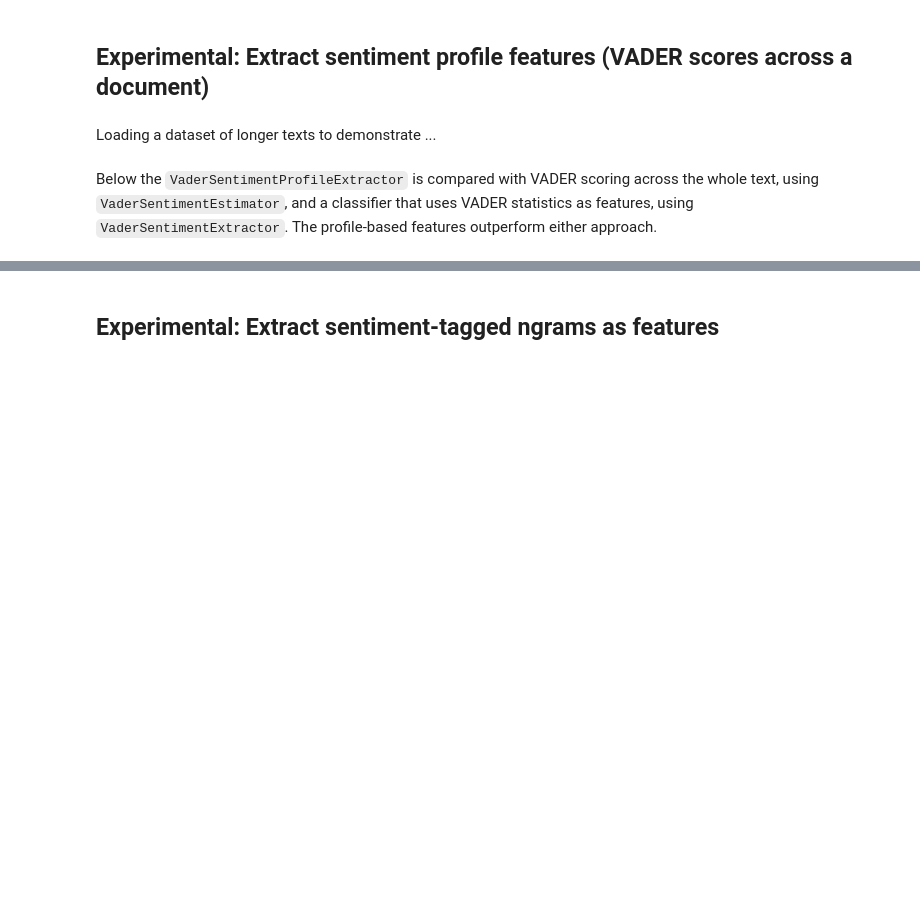
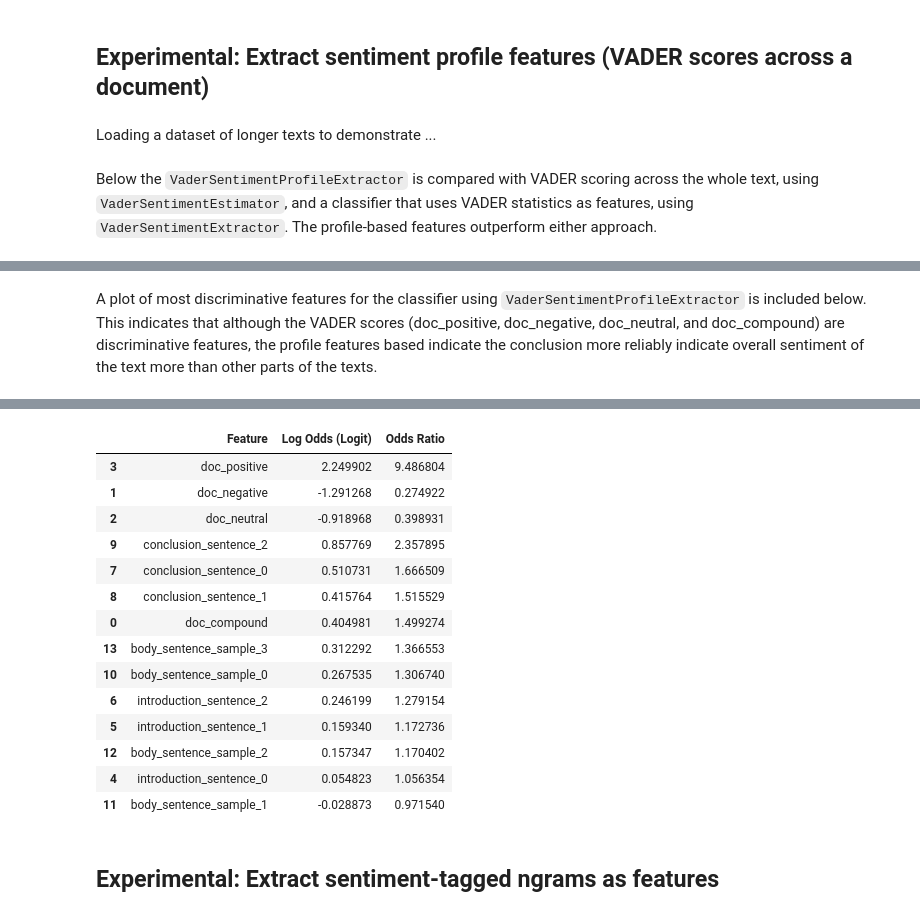
Before and after one commit to polsci/textplumber, a Jupyter notebook: nbs/55_vader.ipynb, the cells around one changed output, grey strips where cells are left out. Cells and saved outputs as stored; diff of their text form; code cells hidden in the pictures; blank space fills up the shorter version.

Commit message:
documenting the results of experimental output and adding feature plot

```diff
--- a/nbs/55_vader.ipynb
+++ b/nbs/55_vader.ipynb
@@ -883,0 +894,6 @@ weighted avg      0.703     0.703     0.702       400
+# %% [markdown]
+A plot of most discriminative features for the classifier using `VaderSentimentProfileExtractor` is included below. This indicates that although the VADER scores (doc_positive, doc_negative, doc_neutral, and doc_compound) are discriminative features, the profile features based indicate the conclusion more reliably indicate overall sentiment of the text more than other parts of the texts.
+# %%
+#| eval: false
+plot_logistic_regression_features_from_pipeline(pipeline, target_classes, target_names, top_n=20, classifier_step_name = 'classifier', features_step_name = 'vader_extractor')
+# %% [output]
@@ -884,3 +901,18 @@ weighted avg      0.703     0.703     0.702       400
+|  | Feature | Log Odds (Logit) | Odds Ratio |
+| 3 | doc_positive | 2.249902 | 9.486804 |
+| 1 | doc_negative | -1.291268 | 0.274922 |
+| 2 | doc_neutral | -0.918968 | 0.398931 |
+| 9 | conclusion_sentence_2 | 0.857769 | 2.357895 |
+| 7 | conclusion_sentence_0 | 0.510731 | 1.666509 |
+| 8 | conclusion_sentence_1 | 0.415764 | 1.515529 |
+| 0 | doc_compound | 0.404981 | 1.499274 |
+| 13 | body_sentence_sample_3 | 0.312292 | 1.366553 |
+| 10 | body_sentence_sample_0 | 0.267535 | 1.306740 |
+| 6 | introduction_sentence_2 | 0.246199 | 1.279154 |
+| 5 | introduction_sentence_1 | 0.159340 | 1.172736 |
+| 12 | body_sentence_sample_2 | 0.157347 | 1.170402 |
+| 4 | introduction_sentence_0 | 0.054823 | 1.056354 |
+| 11 | body_sentence_sample_1 | -0.028873 | 0.971540 |
 # %%
 #| hide
 # from imdb dataset hf
```
Also changed, not shown: parts of 10 cells of this notebook.
